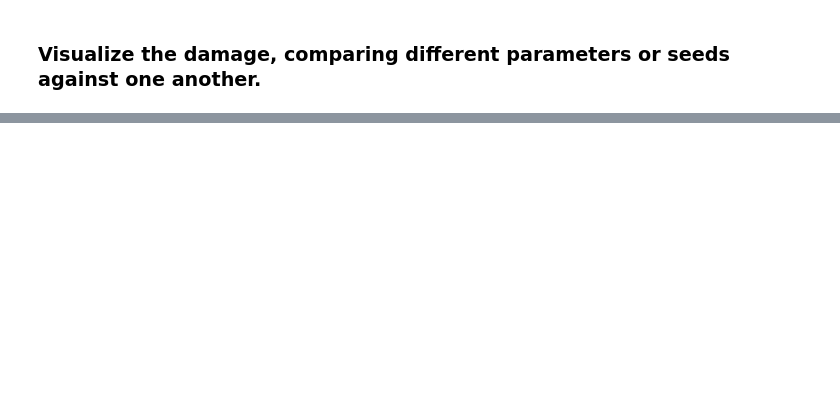
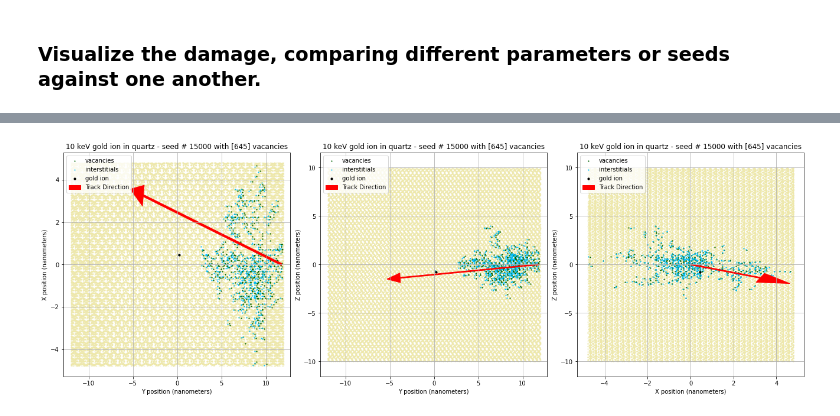
Before and after one commit to NSF-GCR-MDDM/kmream_md, a Jupyter notebook: md_vacancies.ipynb, the cells around one changed output, grey strips where cells are left out. Drawn from its saved outputs; the diff is of its cells as text; code cells hidden in the pictures; blank space fills up the shorter version.

```diff
--- a/md_vacancies.ipynb
+++ b/md_vacancies.ipynb
@@ -442,0 +367,87 @@ Variance: 193928.8; STD: 440.4
+# %%
+# visualize the resulting damage similar to above
+mod_data = [mod_1, mod_2, mod_3, mod_4, mod_5]
+vacancies = [vacancies_1, vacancies_2, vacancies_3, vacancies_4, vacancies_5]
+original_data = [data_1, data_2, data_3, data_4, data_5]
+num_vacancies = [num_vacancies1, num_vacancies2, num_vacancies3, num_vacancies4, num_vacancies5]
+
+x_min = min(df['x'].min() for df in mod_data)
+x_max = max(df['x'].max() for df in mod_data)
+y_min = min(df['y'].min() for df in mod_data)
+y_max = max(df['y'].max() for df in mod_data)
+z_min = min(df['z'].min() for df in mod_data)
+z_max = max(df['z'].max() for df in mod_data)
+
+######################################################################################
+
+def plot_damage(ax, mod, vac, orig, seed, num_vac, axis1, axis2, axis_labels, limits, origin=None, direction=None, arrow_scale=10, title_suffix=""):
+    ax.scatter(mod[axis1], mod[axis2], s=1, marker='.', color='palegoldenrod', alpha=0.45)
+    ax.scatter(vac[axis1], vac[axis2], s=5, marker='.', color='darkgreen', label='vacancies')
+    ax.scatter(orig[axis1], orig[axis2], s=5, marker='.', color='deepskyblue', label='interstitials')
+    ax.scatter(orig[orig['type'] == gold_type][axis1], orig[orig['type'] == gold_type][axis2], s=40, color='black', marker='.', label='gold ion')
+
+    if origin is not None and direction is not None:
+        idx_origin1 = ['x','y','z'].index(axis1)
+        idx_origin2 = ['x','y','z'].index(axis2)
+
+        start_x = origin[idx_origin1]
+        start_y = origin[idx_origin2]
+
+        if (axis1, axis2) == ('y', 'x'):
+        # Swap direction components to match swapped axes
+            dx = direction[1] * arrow_scale
+            dy = direction[0] * arrow_scale
+        else:
+            dx = direction[0] * arrow_scale
+            dy = direction[1] * arrow_scale
+
+
+        ax.arrow(start_x, start_y, dx, dy, color='red', width=0.1, head_width=1.0, label='Track Direction')
+
+        arrow_end = (start_x + dx, start_y + dy)
+
+    ax.set_title(f'{kev} keV {ion_type} ion in {crystal_type} - seed # {seed} with {num_vac} vacancies{title_suffix}')
+    ax.set_xlabel(f"{axis_labels[0]} position (nanometers)")
+    ax.set_ylabel(f"{axis_labels[1]} position (nanometers)")
+    ax.legend(loc='upper left')
+    ax.grid(True)
+    ax.set_xlim(*limits[axis1])
+    ax.set_ylim(*limits[axis2])
+
+    return arrow_end
+
+
+fig, axes = plt.subplots(1, 3, figsize=(18, 6), constrained_layout=True)
+dataframe = 5
+
+limits = {'x': (x_min, x_max), 'y': (y_min, y_max), 'z': (z_min, z_max)}
+axis_pairs = [('y', 'x'), ('y', 'z'), ('x', 'z')]
+axis_labels = {'x': 'X', 'y': 'Y', 'z': 'Z'}
+
+# Calculate PCA origin and directions once for the dataframe
+origin, dir_xy, dir_yz, dir_xz = pca_calculation(original_data[dataframe - 1], shooting='y')
+
+directions = {
+    ('y','x'): dir_xy,
+    ('y','z'): dir_yz,
+    ('x','z'): dir_xz
+}
+
+arrow_endpoints = {}
+
+for idx, (axis1, axis2) in enumerate(axis_pairs):
+    end_point = plot_damage(ax=axes[idx], mod=mod_data[dataframe - 1], vac=vacancies[dataframe - 1], orig=original_data[dataframe - 1], seed=seeds[dataframe - 1],
+                num_vac=num_vacancies[dataframe - 1], axis1=axis1, axis2=axis2, axis_labels=(axis_labels[axis1], axis_labels[axis2]), limits=limits, origin=origin,
+        direction=directions[(axis1, axis2)], arrow_scale = 16)
+    arrow_endpoints[(axis1, axis2)] = end_point
+
+
+#grabbing the endpoint of the arrow to get the line endpoints such that when we calculate the length/width it is done over this particular line
+valid_endpoints = [pt for pt in arrow_endpoints.values() if pt is not None]
+endpoints_array = np.array(valid_endpoints)
+yx = endpoints_array[0]  # (y, x)
+yz = endpoints_array[1]  # (y, z)
+xz = endpoints_array[2]  # (x, z)
+x_from_yx, y_from_yx, z_from_yz = yx[1], yx[0], yz[1]
+endpoint_3d = np.array([x_from_yx, y_from_yx, z_from_yz])
+# %% [output]
@@ -442,0 +455 @@ Variance: 193928.8; STD: 440.4
+[figure, added]
```
Also changed, not shown: parts of 38 cells of this notebook.
